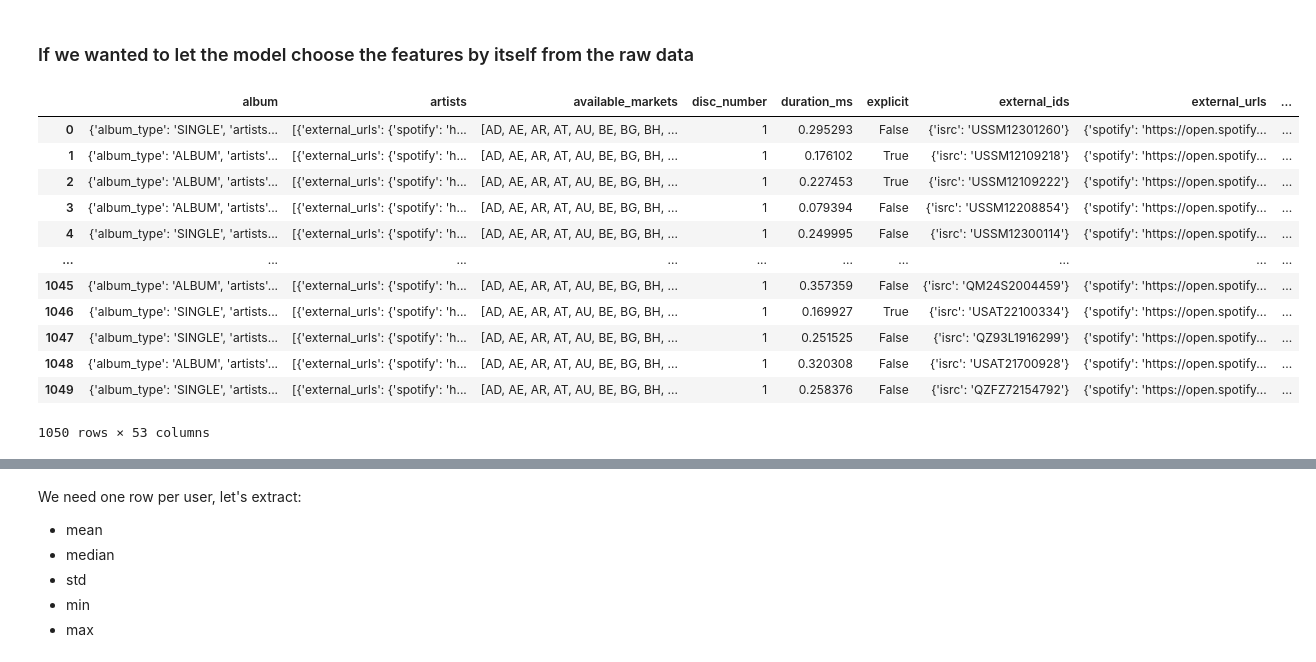
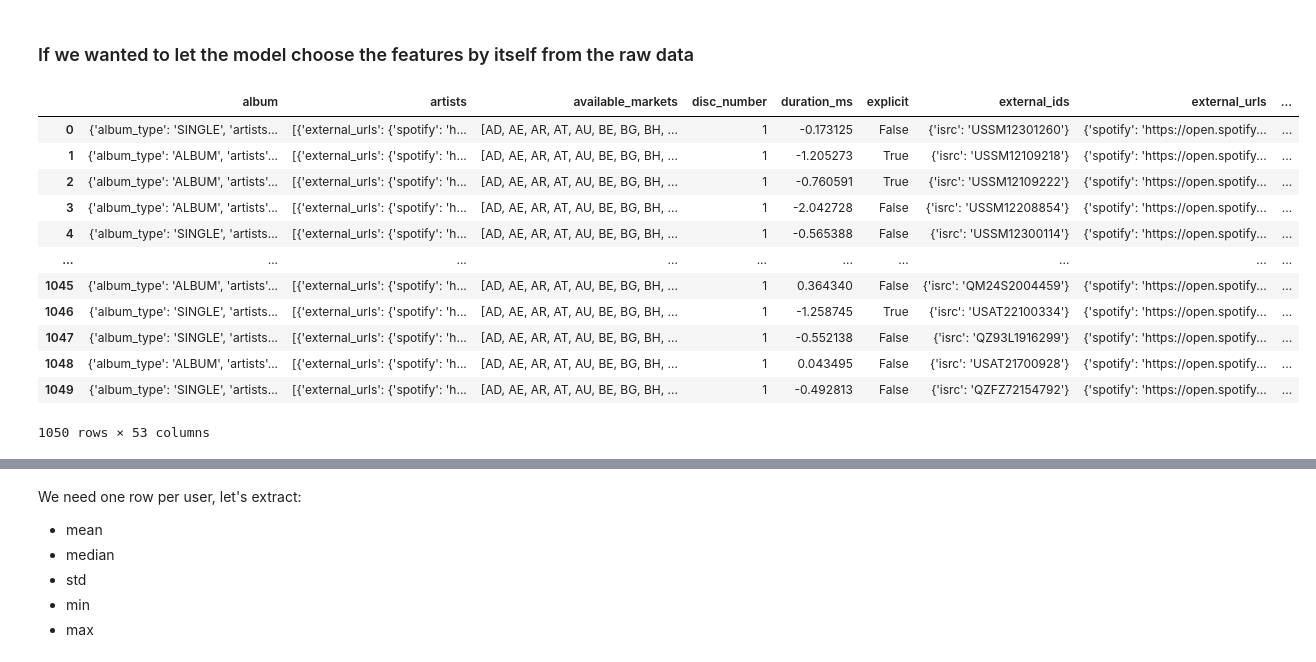
Before and after one commit to owengombas/spotify-recommender, a Jupyter notebook: ae.ipynb, the cells around one changed output, grey strips where cells are left out. Saved outputs shown, nothing was run; the diff lists cells and outputs as text; code cells hidden in the pictures.

```diff
--- a/ae.ipynb
+++ b/ae.ipynb
@@ -208,21 +192,21 @@ def plot_latent_space(df: pd.DataFrame, hue: str = "username") -> None:
 # %%
 # Scale the numeric features of df
 from sklearn.preprocessing import MinMaxScaler
-scaler = MinMaxScaler()
+scaler = StandardScaler()
 df_scaled = df.copy()
 df_scaled[numeric_features] = scaler.fit_transform(df_scaled[numeric_features])
 df_scaled
 # %% [output]
 |  | album | artists | available_markets | disc_number | duration_ms | explicit | external_ids | external_urls | ... |
-| 0 | {'album_type': 'SINGLE', 'artists... | [{'external_urls': {'spotify': 'h... | [AD, AE, AR, AT, AU, BE, BG, BH, ... | 1 | 0.295293 | False | {'isrc': 'USSM12301260'} | {'spotify': 'https://open.spotify... | ... |
-| 1 | {'album_type': 'ALBUM', 'artists'... | [{'external_urls': {'spotify': 'h... | [AD, AE, AR, AT, AU, BE, BG, BH, ... | 1 | 0.176102 | True | {'isrc': 'USSM12109218'} | {'spotify': 'https://open.spotify... | ... |
-| 2 | {'album_type': 'ALBUM', 'artists'... | [{'external_urls': {'spotify': 'h... | [AD, AE, AR, AT, AU, BE, BG, BH, ... | 1 | 0.227453 | True | {'isrc': 'USSM12109222'} | {'spotify': 'https://open.spotify... | ... |
-| 3 | {'album_type': 'ALBUM', 'artists'... | [{'external_urls': {'spotify': 'h... | [AD, AE, AR, AT, AU, BE, BG, BH, ... | 1 | 0.079394 | False | {'isrc': 'USSM12208854'} | {'spotify': 'https://open.spotify... | ... |
-| 4 | {'album_type': 'SINGLE', 'artists... | [{'external_urls': {'spotify': 'h... | [AD, AE, AR, AT, AU, BE, BG, BH, ... | 1 | 0.249995 | False | {'isrc': 'USSM12300114'} | {'spotify': 'https://open.spotify... | ... |
+| 0 | {'album_type': 'SINGLE', 'artists... | [{'external_urls': {'spotify': 'h... | [AD, AE, AR, AT, AU, BE, BG, BH, ... | 1 | -0.173125 | False | {'isrc': 'USSM12301260'} | {'spotify': 'https://open.spotify... | ... |
+| 1 | {'album_type': 'ALBUM', 'artists'... | [{'external_urls': {'spotify': 'h... | [AD, AE, AR, AT, AU, BE, BG, BH, ... | 1 | -1.205273 | True | {'isrc': 'USSM12109218'} | {'spotify': 'https://open.spotify... | ... |
+| 2 | {'album_type': 'ALBUM', 'artists'... | [{'external_urls': {'spotify': 'h... | [AD, AE, AR, AT, AU, BE, BG, BH, ... | 1 | -0.760591 | True | {'isrc': 'USSM12109222'} | {'spotify': 'https://open.spotify... | ... |
+| 3 | {'album_type': 'ALBUM', 'artists'... | [{'external_urls': {'spotify': 'h... | [AD, AE, AR, AT, AU, BE, BG, BH, ... | 1 | -2.042728 | False | {'isrc': 'USSM12208854'} | {'spotify': 'https://open.spotify... | ... |
+| 4 | {'album_type': 'SINGLE', 'artists... | [{'external_urls': {'spotify': 'h... | [AD, AE, AR, AT, AU, BE, BG, BH, ... | 1 | -0.565388 | False | {'isrc': 'USSM12300114'} | {'spotify': 'https://open.spotify... | ... |
 | ... | ... | ... | ... | ... | ... | ... | ... | ... | ... |
-| 1045 | {'album_type': 'ALBUM', 'artists'... | [{'external_urls': {'spotify': 'h... | [AD, AE, AR, AT, AU, BE, BG, BH, ... | 1 | 0.357359 | False | {'isrc': 'QM24S2004459'} | {'spotify': 'https://open.spotify... | ... |
-| 1046 | {'album_type': 'SINGLE', 'artists... | [{'external_urls': {'spotify': 'h... | [AD, AE, AR, AT, AU, BE, BG, BH, ... | 1 | 0.169927 | True | {'isrc': 'USAT22100334'} | {'spotify': 'https://open.spotify... | ... |
-| 1047 | {'album_type': 'SINGLE', 'artists... | [{'external_urls': {'spotify': 'h... | [AD, AE, AR, AT, AU, BE, BG, BH, ... | 1 | 0.251525 | False | {'isrc': 'QZ93L1916299'} | {'spotify': 'https://open.spotify... | ... |
-| 1048 | {'album_type': 'ALBUM', 'artists'... | [{'external_urls': {'spotify': 'h... | [AD, AE, AR, AT, AU, BE, BG, BH, ... | 1 | 0.320308 | False | {'isrc': 'USAT21700928'} | {'spotify': 'https://open.spotify... | ... |
-| 1049 | {'album_type': 'SINGLE', 'artists... | [{'external_urls': {'spotify': 'h... | [AD, AE, AR, AT, AU, BE, BG, BH, ... | 1 | 0.258376 | False | {'isrc': 'QZFZ72154792'} | {'spotify': 'https://open.spotify... | ... |
+| 1045 | {'album_type': 'ALBUM', 'artists'... | [{'external_urls': {'spotify': 'h... | [AD, AE, AR, AT, AU, BE, BG, BH, ... | 1 | 0.364340 | False | {'isrc': 'QM24S2004459'} | {'spotify': 'https://open.spotify... | ... |
+| 1046 | {'album_type': 'SINGLE', 'artists... | [{'external_urls': {'spotify': 'h... | [AD, AE, AR, AT, AU, BE, BG, BH, ... | 1 | -1.258745 | True | {'isrc': 'USAT22100334'} | {'spotify': 'https://open.spotify... | ... |
+| 1047 | {'album_type': 'SINGLE', 'artists... | [{'external_urls': {'spotify': 'h... | [AD, AE, AR, AT, AU, BE, BG, BH, ... | 1 | -0.552138 | False | {'isrc': 'QZ93L1916299'} | {'spotify': 'https://open.spotify... | ... |
+| 1048 | {'album_type': 'ALBUM', 'artists'... | [{'external_urls': {'spotify': 'h... | [AD, AE, AR, AT, AU, BE, BG, BH, ... | 1 | 0.043495 | False | {'isrc': 'USAT21700928'} | {'spotify': 'https://open.spotify... | ... |
+| 1049 | {'album_type': 'SINGLE', 'artists... | [{'external_urls': {'spotify': 'h... | [AD, AE, AR, AT, AU, BE, BG, BH, ... | 1 | -0.492813 | False | {'isrc': 'QZFZ72154792'} | {'spotify': 'https://open.spotify... | ... |
 1050 rows × 53 columns
```
Also changed, not shown: parts of 13 cells of this notebook.
